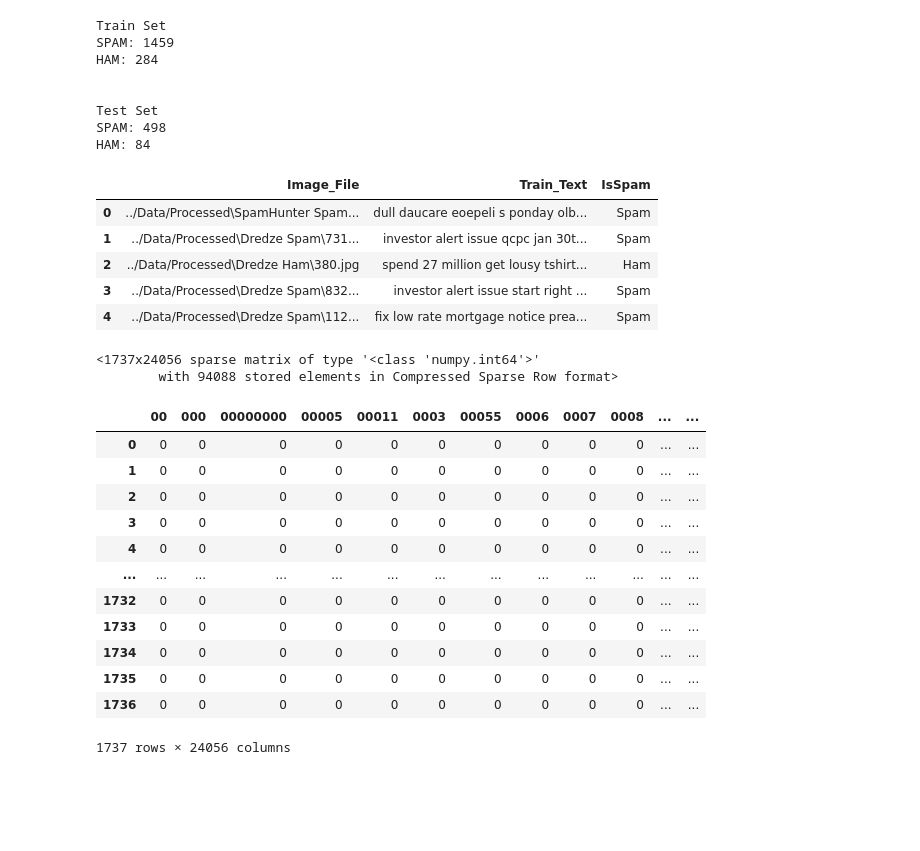
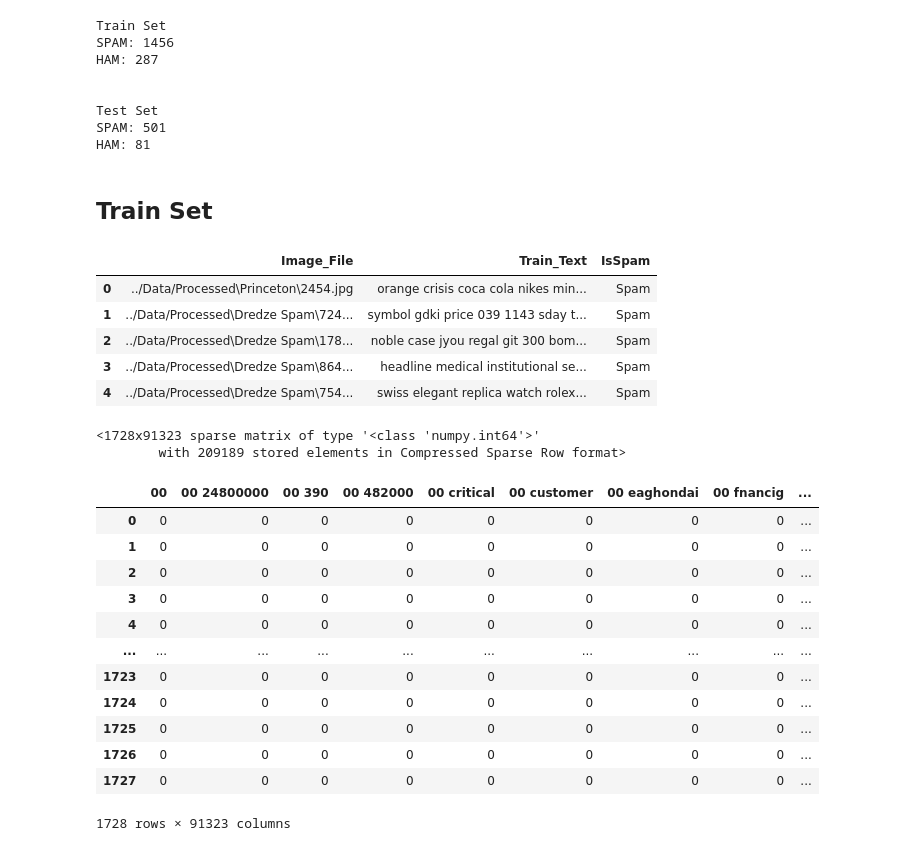
Before and after one commit to CS180-Any-Name/MailSweeper, a Jupyter notebook: Code/FeatureExtraction.ipynb, the cells around one changed output. Drawn from its saved outputs; the diff is of its cells as text; code cells hidden in the pictures; blank space fills up the shorter version.

```diff
--- a/Code/FeatureExtraction.ipynb
+++ b/Code/FeatureExtraction.ipynb
@@ -21,21 +30,20 @@ label = label[1:]
 # %%
-# Splitting train and test data
-text_train, text_test, label_train,label_test = train_test_split(text, label)
+x_train, x_test, y_train, y_test = train_test_split(text, label)
 
 print("Train Set")
-print("SPAM:", label_train.count("Spam"))
-print("HAM:", label_train.count("Ham"))
+print("SPAM:", y_train.count("Spam"))
+print("HAM:", y_train.count("Ham"))
 print("\n")
 print("Test Set")
-print("SPAM:", label_test.count("Spam"))
-print("HAM:", label_test.count("Ham"))
+print("SPAM:", y_test.count("Spam"))
+print("HAM:", y_test.count("Ham"))
 # %% [output]
 Train Set
-SPAM: 1459
-HAM: 284
+SPAM: 1456
+HAM: 287
 
 
 Test Set
-SPAM: 498
-HAM: 84
+SPAM: 501
+HAM: 81
 # %%
@@ -48,39 +63,40 @@ for (train_t,train_l) in zip(text_train, label_train):
 # %%
 # Run count vectorizer
-vectorizer = CountVectorizer()
+vectorizer = CountVectorizer(ngram_range=(1,2))
+# %% [markdown]
+## Train Set
 # %%
-csv_file = open("../Data/text_train.csv", mode='r', encoding="utf-8")
-df = pd.read_csv(csv_file)
-df.head()
+csv_file = open("../Data/set_train.csv", mode='r', encoding="utf-8")
+df_train = pd.read_csv(csv_file)
+df_train.head()
 # %% [output]
 |  | Image_File | Train_Text | IsSpam |
-| 0 | ../Data/Processed\SpamHunter Spam... | dull daucare eoepeli s ponday olb... | Spam |
-| 1 | ../Data/Processed\Dredze Spam\731... | investor alert issue qcpc jan 30t... | Spam |
-| 2 | ../Data/Processed\Dredze Ham\380.jpg | spend 27 million get lousy tshirt... | Ham |
-| 3 | ../Data/Processed\Dredze Spam\832... | investor alert issue start right ... | Spam |
-| 4 | ../Data/Processed\Dredze Spam\112... | fix low rate mortgage notice prea... | Spam |
+| 0 | ../Data/Processed\Princeton\2454.jpg | orange crisis coca cola nikes min... | Spam |
+| 1 | ../Data/Processed\Dredze Spam\724... | symbol gdki price 039 1143 sday t... | Spam |
+| 2 | ../Data/Processed\Dredze Spam\178... | noble case jyou regal git 300 bom... | Spam |
+| 3 | ../Data/Processed\Dredze Spam\864... | headline medical institutional se... | Spam |
+| 4 | ../Data/Processed\Dredze Spam\754... | swiss elegant replica watch rolex... | Spam |
 # %%
-# matrix = vectorizer.fit_transform(df['Train_Text'])
-matrix = vectorizer.fit_transform(df['Train_Text'].values.astype('U'))
-matrix
+matrix_train = vectorizer.fit_transform(df_train['Train_Text'].values.astype('U'))
+matrix_train
 # %% [output]
-<1737x24056 sparse matrix of type '<class 'numpy.int64'>'
-        with 94088 stored elements in Compressed Sparse Row format>
+<1728x91323 sparse matrix of type '<class 'numpy.int64'>'
+        with 209189 stored elements in Compressed Sparse Row format>
 # %%
-counts = pd.DataFrame(matrix.toarray(),columns=vectorizer.get_feature_names_out())
-counts
+train_set = pd.DataFrame(matrix_train.toarray(),columns=vectorizer.get_feature_names_out())
+train_set
 # %% [output]
-|  | 00 | 000 | 00000000 | 00005 | 00011 | 0003 | 00055 | 0006 | 0007 | 0008 | ... | ... |
-| 0 | 0 | 0 | 0 | 0 | 0 | 0 | 0 | 0 | 0 | 0 | ... | ... |
-| 1 | 0 | 0 | 0 | 0 | 0 | 0 | 0 | 0 | 0 | 0 | ... | ... |
-| 2 | 0 | 0 | 0 | 0 | 0 | 0 | 0 | 0 | 0 | 0 | ... | ... |
-| 3 | 0 | 0 | 0 | 0 | 0 | 0 | 0 | 0 | 0 | 0 | ... | ... |
-| 4 | 0 | 0 | 0 | 0 | 0 | 0 | 0 | 0 | 0 | 0 | ... | ... |
-| ... | ... | ... | ... | ... | ... | ... | ... | ... | ... | ... | ... | ... |
-| 1732 | 0 | 0 | 0 | 0 | 0 | 0 | 0 | 0 | 0 | 0 | ... | ... |
-| 1733 | 0 | 0 | 0 | 0 | 0 | 0 | 0 | 0 | 0 | 0 | ... | ... |
-| 1734 | 0 | 0 | 0 | 0 | 0 | 0 | 0 | 0 | 0 | 0 | ... | ... |
-| 1735 | 0 | 0 | 0 | 0 | 0 | 0 | 0 | 0 | 0 | 0 | ... | ... |
-| 1736 | 0 | 0 | 0 | 0 | 0 | 0 | 0 | 0 | 0 | 0 | ... | ... |
+|  | 00 | 00 24800000 | 00 390 | 00 482000 | 00 critical | 00 customer | 00 eaghondai | 00 fnancig | ... |
+| 0 | 0 | 0 | 0 | 0 | 0 | 0 | 0 | 0 | ... |
+| 1 | 0 | 0 | 0 | 0 | 0 | 0 | 0 | 0 | ... |
+| 2 | 0 | 0 | 0 | 0 | 0 | 0 | 0 | 0 | ... |
+| 3 | 0 | 0 | 0 | 0 | 0 | 0 | 0 | 0 | ... |
+| 4 | 0 | 0 | 0 | 0 | 0 | 0 | 0 | 0 | ... |
+| ... | ... | ... | ... | ... | ... | ... | ... | ... | ... |
+| 1723 | 0 | 0 | 0 | 0 | 0 | 0 | 0 | 0 | ... |
+| 1724 | 0 | 0 | 0 | 0 | 0 | 0 | 0 | 0 | ... |
+| 1725 | 0 | 0 | 0 | 0 | 0 | 0 | 0 | 0 | ... |
+| 1726 | 0 | 0 | 0 | 0 | 0 | 0 | 0 | 0 | ... |
+| 1727 | 0 | 0 | 0 | 0 | 0 | 0 | 0 | 0 | ... |
-1737 rows × 24056 columns
+1728 rows × 91323 columns
 # %%
```
Also changed, not shown: parts of 34 cells of this notebook, 4 other files.
